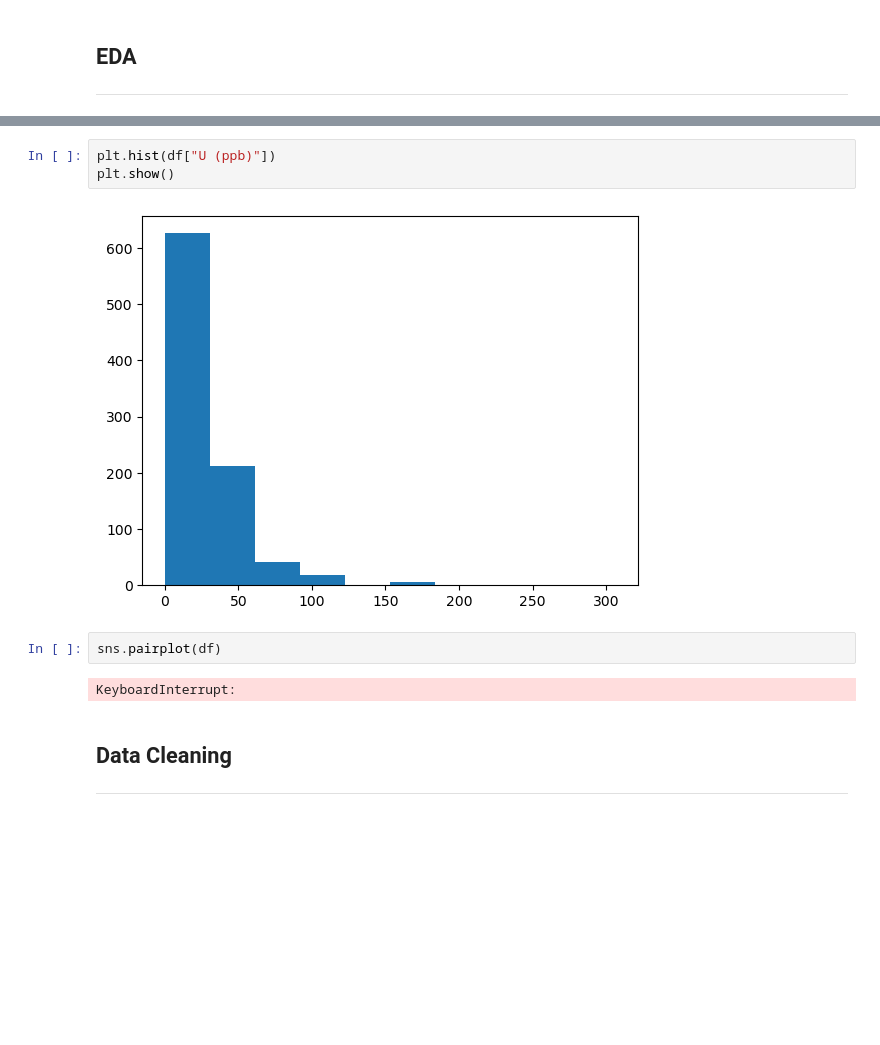
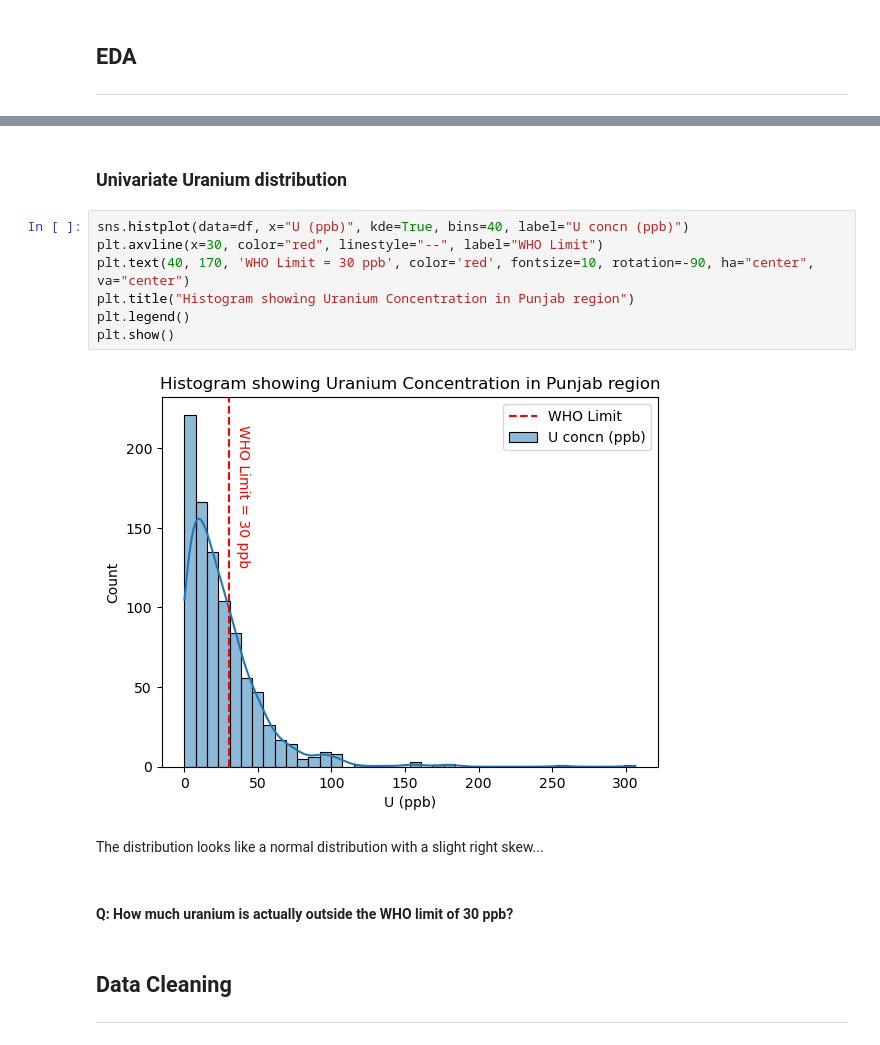
Before and after one commit to ikabrain/uranium-punjab-analysis, a Jupyter notebook: micro-study-2/relation.ipynb, the cells around one changed output, grey strips where cells are left out. Saved outputs shown, nothing was run; the diff lists cells and outputs as text; blank space fills up the shorter version.

```diff
--- a/micro-study-2/relation.ipynb
+++ b/micro-study-2/relation.ipynb
@@ -45,12 +52,18 @@ memory usage: 869.7+ KB
+# %% [markdown]
+### Univariate Uranium distribution
 # %%
-plt.hist(df["U (ppb)"])
+sns.histplot(data=df, x="U (ppb)", kde=True, bins=40, label="U concn (ppb)")
+plt.axvline(x=30, color="red", linestyle="--", label="WHO Limit")
+plt.text(40, 170, 'WHO Limit = 30 ppb', color='red', fontsize=10, rotation=-90, ha="center", va="center")
+plt.title("Histogram showing Uranium Concentration in Punjab region")
+plt.legend()
 plt.show()
 # %% [output]
-[figure, old version]
+[figure, new version]
-# %%
-sns.pairplot(df)
-# %% [output]
-KeyboardInterrupt:
+# %% [markdown]
+The distribution looks like a normal distribution with a slight right skew...
+# %% [markdown]
+#### Q: How much uranium is actually outside the WHO limit of 30 ppb?
 # %% [markdown]
 ## Data Cleaning
 ---
```
Also changed, not shown: parts of 1 cell of this notebook.
